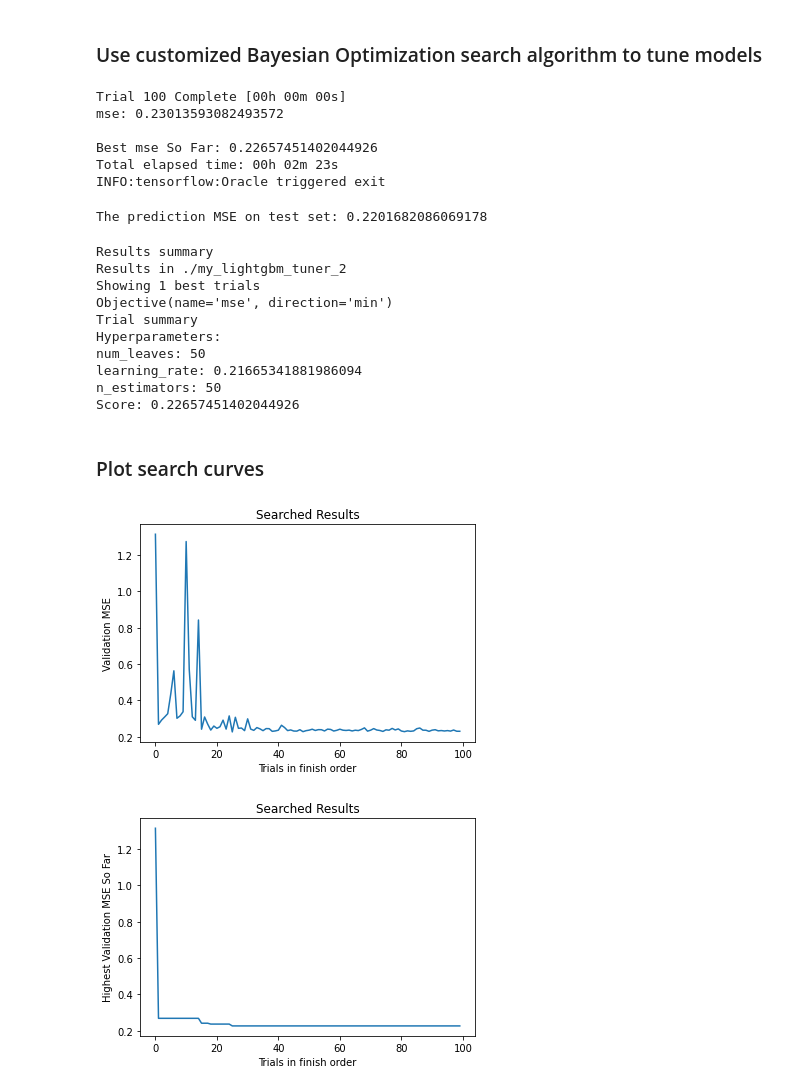
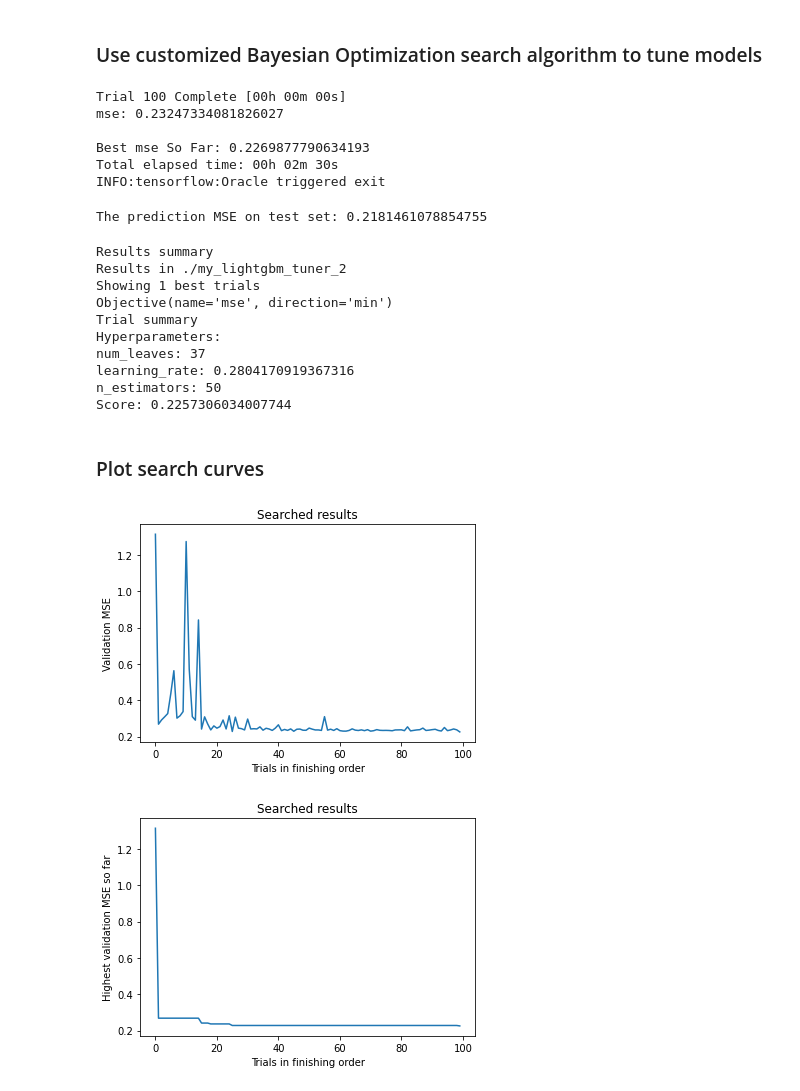
Before and after one commit to datamllab/automl-in-action-notebooks, a Jupyter notebook: 7.3-Bayesian-Optimization.ipynb, the cells around one changed output. Cells and saved outputs as stored; diff of their text form; code cells hidden in the pictures.

```diff
--- a/7.3-Bayesian-Optimization.ipynb
+++ b/7.3-Bayesian-Optimization.ipynb
@@ -167,10 +168,10 @@ from scipy.stats import norm
 from sklearn import exceptions
 from sklearn import gaussian_process
 
-from kerastuner.engine import hyperparameters as hp_module
-from kerastuner.engine import multi_execution_tuner
-from kerastuner.engine import oracle as oracle_module
-from kerastuner.engine import trial as trial_lib
+from keras_tuner.engine import hyperparameters as hp_module
+from keras_tuner.engine import multi_execution_tuner
+from keras_tuner.engine import oracle as oracle_module
+from keras_tuner.engine import trial as trial_lib
 
 
 class BayesianOptimizationOracle(oracle_module.Oracle):
@@ -295,7 +296,7 @@ class BayesianOptimizationOracle(oracle_module.Oracle):
     def _num_completed_trials(self):
         return len([t for t in self.trials.values() if t.status == 'COMPLETED'])
 
-    def _populate_space(self, trial_id):
+    def populate_space(self, trial_id):
 
         if self._num_completed_trials() < self.num_initial_points:
             return self._random_populate_space()
@@ -408,10 +409,10 @@ my_lightgbm_tuner_2 = LightGBMTuner(
 my_lightgbm_tuner_2.search(X_train, y_train, validation_data=(X_val, y_val))
 # %% [output]
 Trial 100 Complete [00h 00m 00s]
-mse: 0.23013593082493572
+mse: 0.23247334081826027
 
-Best mse So Far: 0.22657451402044926
-Total elapsed time: 00h 02m 23s
+Best mse So Far: 0.2269877790634193
+Total elapsed time: 00h 02m 30s
 INFO:tensorflow:Oracle triggered exit
 # %%
 from sklearn.metrics import mean_squared_error
@@ -421,7 +422,7 @@ y_pred_test_2 = best_model_2.predict(X_test)
 test_mse_2 = mean_squared_error(y_test, y_pred_test_2)
 print("The prediction MSE on test set: {}".format(test_mse_2))
 # %% [output]
-The prediction MSE on test set: 0.2201682086069178
+The prediction MSE on test set: 0.2181461078854755
 # %%
 my_lightgbm_tuner_2.results_summary(1)
 # %% [output]
@@ -431,10 +432,10 @@ Showing 1 best trials
 Objective(name='mse', direction='min')
 Trial summary
 Hyperparameters:
-num_leaves: 50
-learning_rate: 0.21665341881986094
+num_leaves: 37
+learning_rate: 0.2804170919367316
 n_estimators: 50
-Score: 0.22657451402044926
+Score: 0.2257306034007744
 # %% [markdown]
 ### Plot search curves
 # %%
@@ -459,17 +460,17 @@ def plot_curves(x, ys, xlabel, ylabel, title, ymin, ymax, legend, markers, lines
 # %%
 mse_bo = [my_lightgbm_tuner_2.oracle.get_trial(trial_id).score for trial_id in my_lightgbm_tuner_2.oracle.end_order]
 ids = list(range(len(mse_bo)))
-plot_curve(ids, mse_bo, 'Trials in finish order', 'Validation MSE', 'Searched Results')
+plot_curve(ids, mse_bo, 'Trials in finishing order', 'Validation MSE', 'Searched results')
 
 high_value = float('inf')
 high_mse_bo = []
 for value in mse_bo:
   high_value = min(high_value, value)
   high_mse_bo.append(high_value)
-plot_curve(ids, high_mse_bo, 'Trials in finish order', 'Highest Validation MSE So Far', 'Searched Results')
+plot_curve(ids, high_mse_bo, 'Trials in finishing order', 'Highest validation MSE so far', 'Searched results')
 # %% [output]
-[figure, old version]
+[figure, new version]
-[figure, old version]
+[figure, new version]
 # %%
 mse_random = [my_lightgbm_tuner.oracle.get_trial(trial_id).score for trial_id in my_lightgbm_tuner.oracle.end_order]
 mse_bo = [my_lightgbm_tuner_2.oracle.get_trial(trial_id).score for trial_id in my_lightgbm_tuner_2.oracle.end_order]
```
Also changed, not shown: parts of 3 cells of this notebook, 2 other files.
